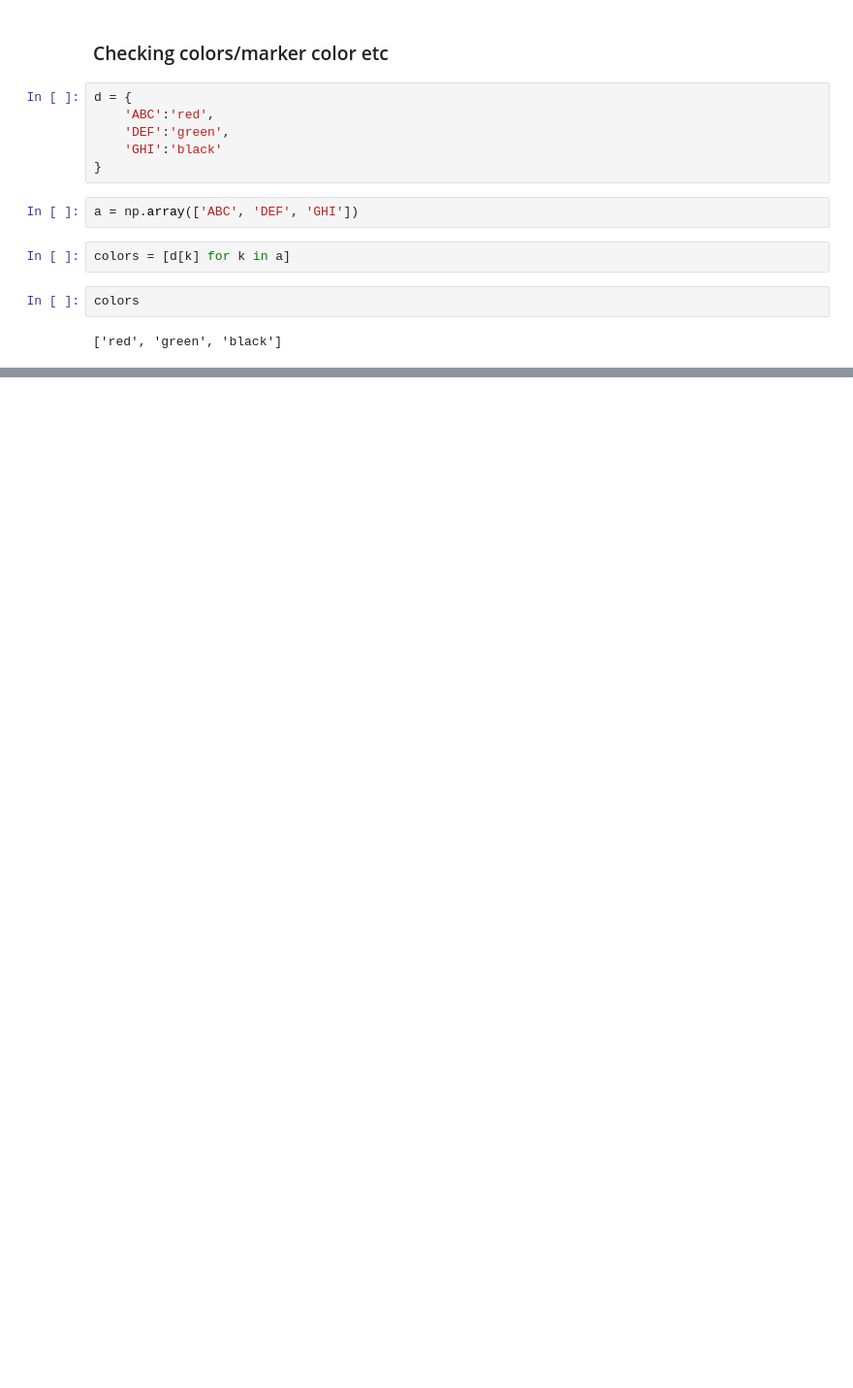
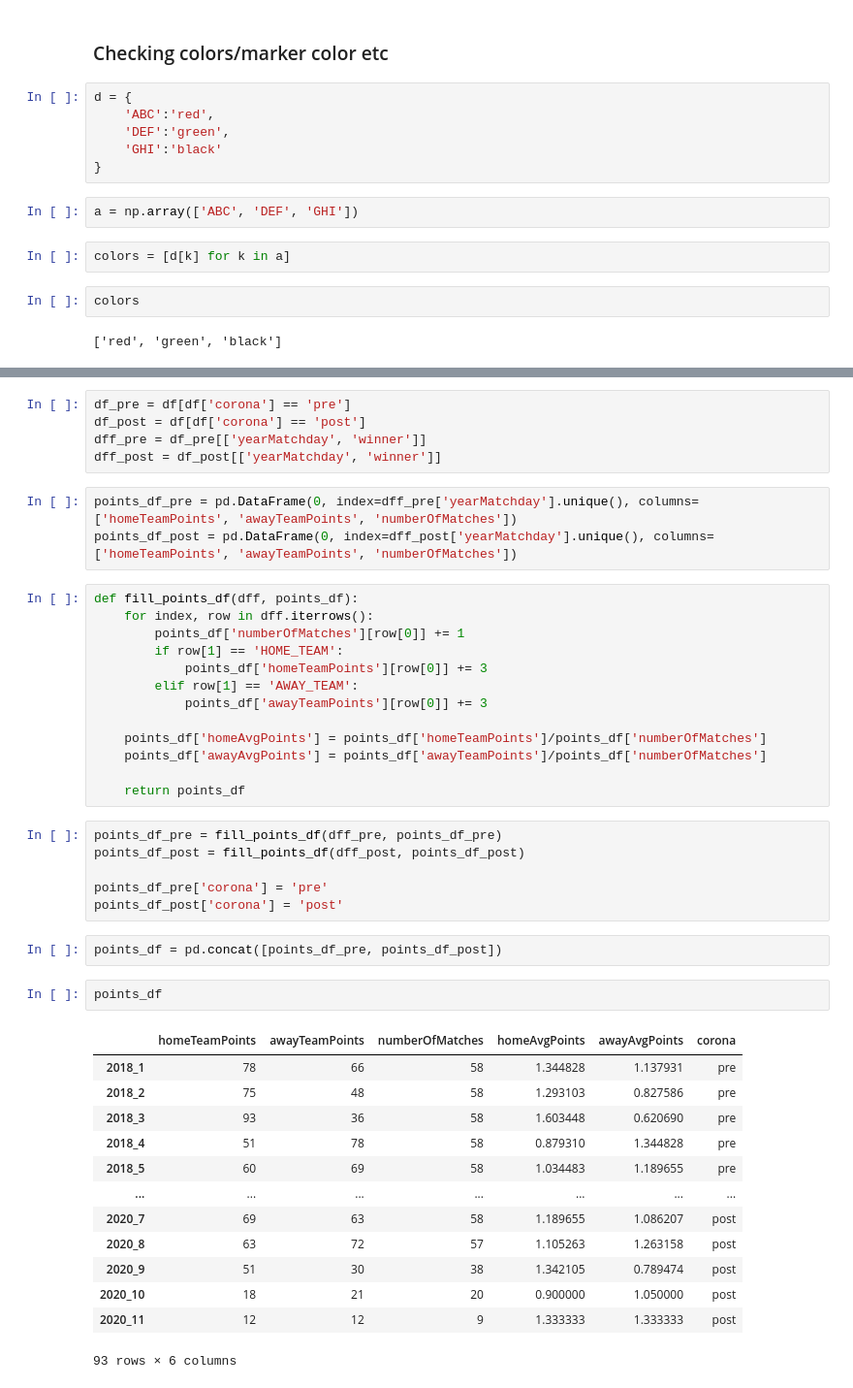
Before and after one commit to rensoostenbach/football-away-games-corona, a Jupyter notebook: Playground.ipynb, the cells around one changed output, grey strips where cells are left out. Shown at 97% size. Drawn from its saved outputs; the diff is of its cells as text; blank space fills up the shorter version.

Commit message:
Playground update for avg points in graph

```diff
--- a/Playground.ipynb
+++ b/Playground.ipynb
@@ -211,0 +220,45 @@ colors
+# %%
+df_pre = df[df['corona'] == 'pre']
+df_post = df[df['corona'] == 'post']
+dff_pre = df_pre[['yearMatchday', 'winner']]
+dff_post = df_post[['yearMatchday', 'winner']]
+# %%
+points_df_pre = pd.DataFrame(0, index=dff_pre['yearMatchday'].unique(), columns=['homeTeamPoints', 'awayTeamPoints', 'numberOfMatches'])
+points_df_post = pd.DataFrame(0, index=dff_post['yearMatchday'].unique(), columns=['homeTeamPoints', 'awayTeamPoints', 'numberOfMatches'])
+# %%
+def fill_points_df(dff, points_df):
+    for index, row in dff.iterrows():
+        points_df['numberOfMatches'][row[0]] += 1
+        if row[1] == 'HOME_TEAM':
+            points_df['homeTeamPoints'][row[0]] += 3
+        elif row[1] == 'AWAY_TEAM':
+            points_df['awayTeamPoints'][row[0]] += 3
+
+    points_df['homeAvgPoints'] = points_df['homeTeamPoints']/points_df['numberOfMatches']
+    points_df['awayAvgPoints'] = points_df['awayTeamPoints']/points_df['numberOfMatches']
+
+    return points_df
+# %%
+points_df_pre = fill_points_df(dff_pre, points_df_pre)
+points_df_post = fill_points_df(dff_post, points_df_post)
+
+points_df_pre['corona'] = 'pre'
+points_df_post['corona'] = 'post'
+# %%
+points_df = pd.concat([points_df_pre, points_df_post])
+# %%
+points_df
+# %% [output]
+|  | homeTeamPoints | awayTeamPoints | numberOfMatches | homeAvgPoints | awayAvgPoints | corona |
+| 2018_1 | 78 | 66 | 58 | 1.344828 | 1.137931 | pre |
+| 2018_2 | 75 | 48 | 58 | 1.293103 | 0.827586 | pre |
+| 2018_3 | 93 | 36 | 58 | 1.603448 | 0.620690 | pre |
+| 2018_4 | 51 | 78 | 58 | 0.879310 | 1.344828 | pre |
+| 2018_5 | 60 | 69 | 58 | 1.034483 | 1.189655 | pre |
+| ... | ... | ... | ... | ... | ... | ... |
+| 2020_7 | 69 | 63 | 58 | 1.189655 | 1.086207 | post |
+| 2020_8 | 63 | 72 | 57 | 1.105263 | 1.263158 | post |
+| 2020_9 | 51 | 30 | 38 | 1.342105 | 0.789474 | post |
+| 2020_10 | 18 | 21 | 20 | 0.900000 | 1.050000 | post |
+| 2020_11 | 12 | 12 | 9 | 1.333333 | 1.333333 | post |
+93 rows × 6 columns
```
Also changed, not shown: parts of 3 cells of this notebook.
